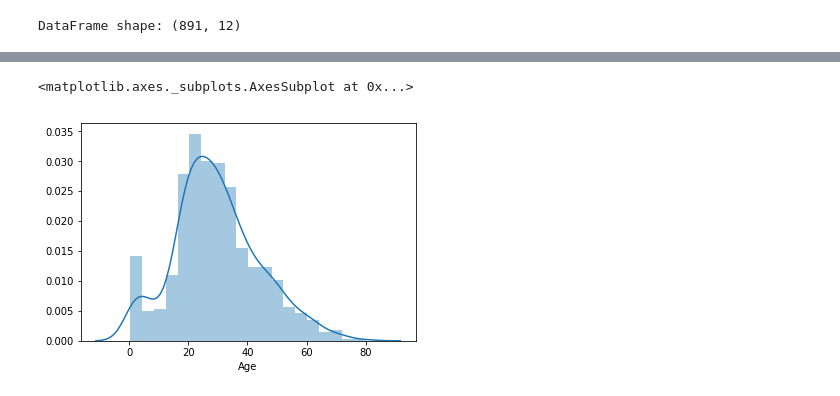
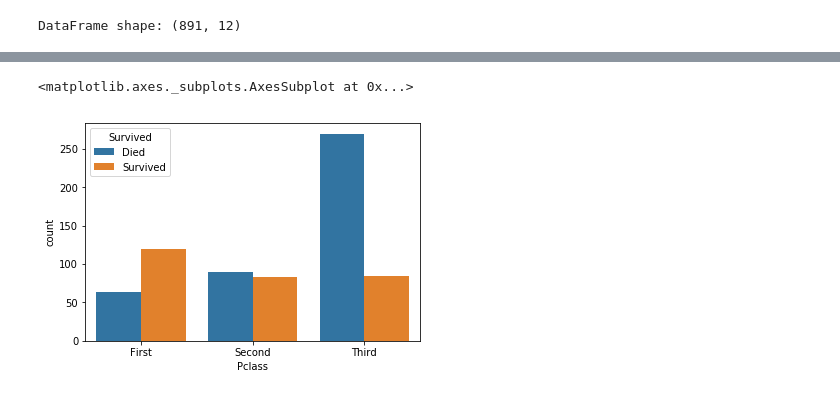
Before and after one commit to drakearch/titanic-kaggle, a Jupyter notebook: Titanic.ipynb, the cells around one changed output, grey strips where cells are left out. Drawn from its saved outputs; the diff is of its cells as text; code cells hidden in the pictures.

```diff
--- a/Titanic.ipynb
+++ b/Titanic.ipynb
@@ -72,5 +69,5 @@ display(sns.pairplot(titanic, hue="Survived"))
-# %%
-sns.distplot(titanic['Age'])
-# %% [output]
-<matplotlib.axes._subplots.AxesSubplot at 0x...>
-[figure, removed]
+# %%
+sns.countplot(x='Pclass', order=['First', 'Second', 'Third'], data=titanic, hue='Survived')
+# %% [output]
+<matplotlib.axes._subplots.AxesSubplot at 0x...>
+[figure, added]
```
Also changed, not shown: parts of 5 cells of this notebook.
